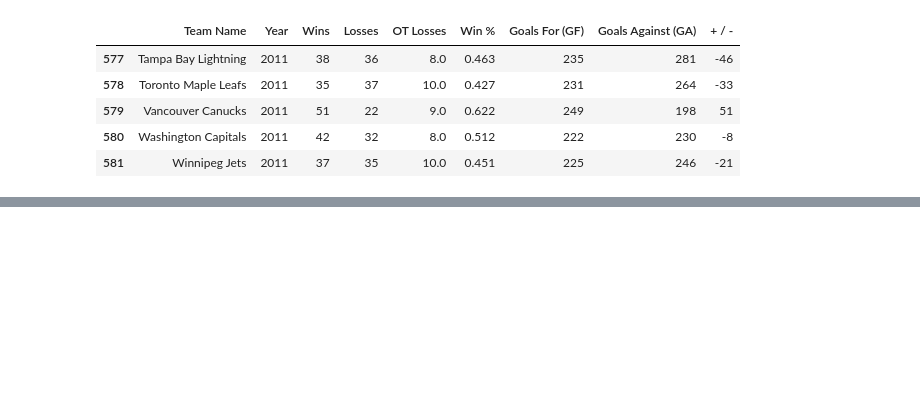
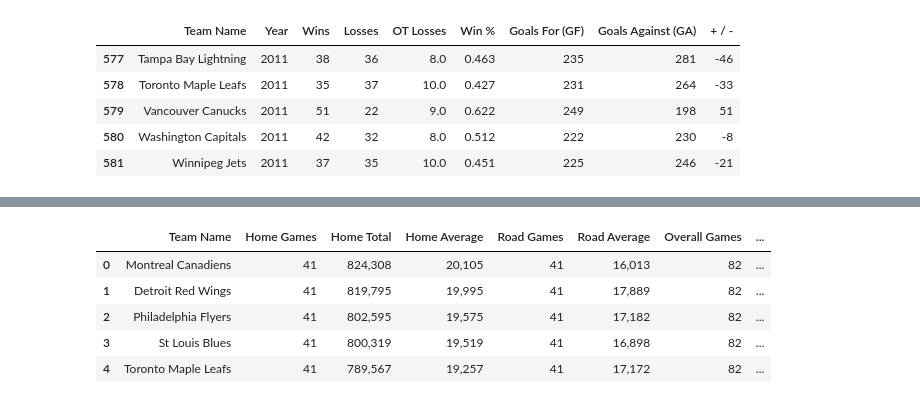
Before and after one commit to dlotter/gt-final-datascience, a Jupyter notebook: main_notebook.ipynb, the cells around one changed output, grey strips where cells are left out. Saved outputs shown, nothing was run; the diff lists cells and outputs as text; code cells hidden in the pictures; blank space fills up the shorter version.

```diff
--- a/main_notebook.ipynb
+++ b/main_notebook.ipynb
@@ -101,0 +120,9 @@ df.to_csv("data/hockey_teams.csv",index = False)
+# %%
+df2.head()
+# %% [output]
+|  | Team Name | Home Games | Home Total | Home Average | Road Games | Road Average | Overall Games | ... |
+| 0 | Montreal Canadiens | 41 | 824,308 | 20,105 | 41 | 16,013 | 82 | ... |
+| 1 | Detroit Red Wings | 41 | 819,795 | 19,995 | 41 | 17,889 | 82 | ... |
+| 2 | Philadelphia Flyers | 41 | 802,595 | 19,575 | 41 | 17,182 | 82 | ... |
+| 3 | St Louis Blues | 41 | 800,319 | 19,519 | 41 | 16,898 | 82 | ... |
+| 4 | Toronto Maple Leafs | 41 | 789,567 | 19,257 | 41 | 17,172 | 82 | ... |
```
Also changed, not shown: parts of 32 cells of this notebook, 1 other file.
